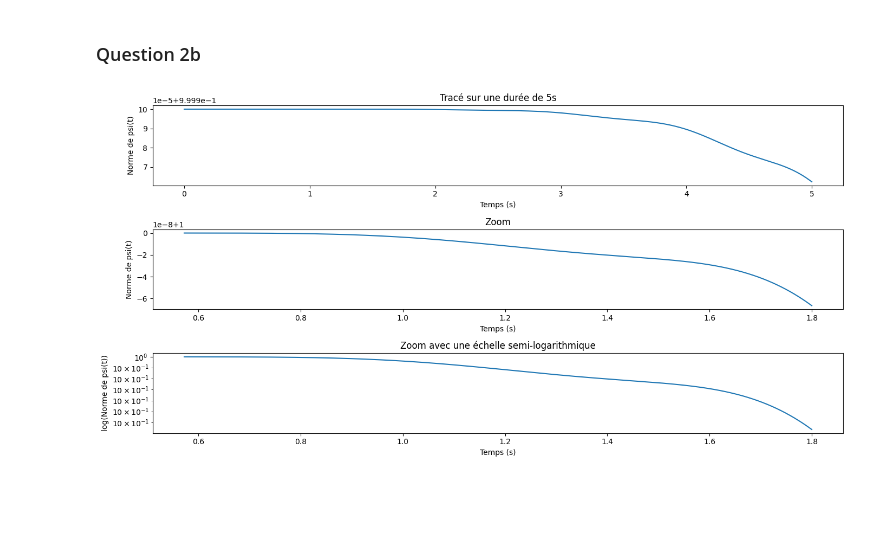
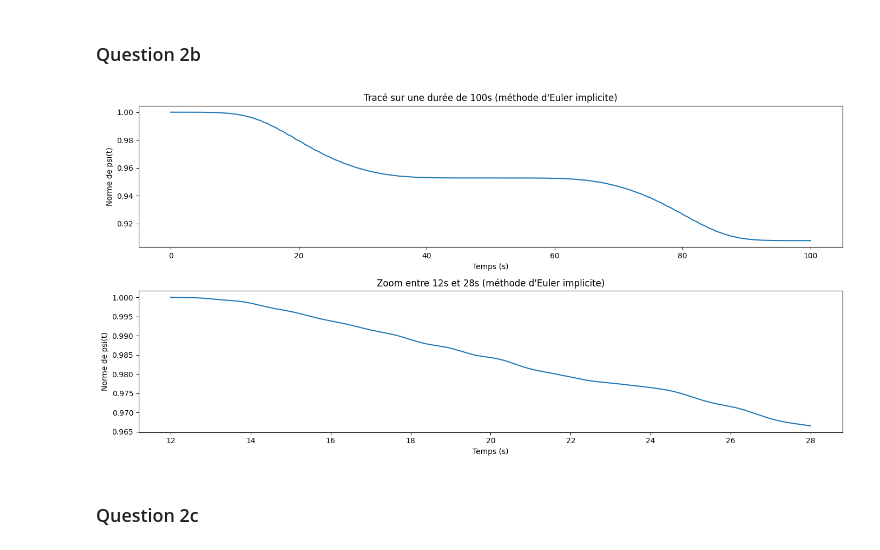
Before and after one commit to bavrillon/Projet-Maths-2---Equations-Diff-rentielles, a Jupyter notebook: Réponses - Groupe 28.ipynb, the cells around one changed output. Cells and saved outputs as stored; diff of their text form; code cells hidden in the pictures; blank space fills up the shorter version.

```diff
--- a/Réponses - Groupe 28.ipynb
+++ b/Réponses - Groupe 28.ipynb
@@ -128,68 +127,45 @@ seuil = 10e-12
 # On doit prendre un seuil pour calculer ce point fixe dans l'algoritme, tel que la valeur retenue psi[k] est telle que norme(psi[k] - g(k,psi[k]) <= seuil
 
 def euler_implicit(psi_0,t_0,t_f,E,delta,dt):
     tps = np.arange(t_0,t_f,dt)
     n = len(tps)
     psi = np.zeros((n,3))
     psi[0] = psi_0
     def g(k,x):
         return(psi[k-1]+dt*f(x,tps[k]))
     for k in range(1,n):
         point_fixe = psi[k-1]
         while abs(np.linalg.norm(point_fixe-g(k,point_fixe),ord=2)) > seuil :
             point_fixe = g(k,point_fixe)
         psi[k] = point_fixe
     return(tps,psi)
 
-def euler_implicit(psi_0,t_0,t_f,E,delta,dt):
-    tps = np.arange(t_0,t_f,dt)
-    n = len(tps)
-    psi = np.zeros((n,3))
-    psi[0] = psi_0
-    def g(k,x):
-        return(psi[k-1]+dt*f(x,tps[k]))
-    for k in range(1,n):
-        point_fixe = psi[k-1]
-        while abs(np.linalg.norm(point_fixe-g(k,point_fixe),ord=2)) > seuil :
-            point_fixe = g(k,point_fixe)
-        psi[k] = point_fixe
-    return(tps,psi)
 
+Résolution_imp_a = euler_implicit(psi_0,0.000001,100,E,delta,dt)
+Temps_imp_a = Résolution_imp_a[0]
+Norme_psi_imp_a = np.linalg.norm(Résolution_imp_a[1],ord=2,axis=1)
 
-Résolution_a = euler_implicit(psi_0,0.000001,5,E,delta,dt)
-Temps = Résolution_a[0]
-Norme_psi = np.linalg.norm(Résolution_a[1],ord=2,axis=1)
-
-Résolution_b = euler_implicit(psi_0,0.572,1.8,E,delta,dt)
-Temps_b = Résolution_b[0]
-Norme_psi_b = np.linalg.norm(Résolution_b[1],ord=2,axis=1)
-
-Résolution_c = euler_implicit(psi_0,0.572,1.8,E,delta,dt)
-Temps_c = Résolution_b[0]
-Norme_psi_c = np.linalg.norm(Résolution_b[1],ord=2,axis=1)
+Résolution_imp_c = euler_implicit(psi_0,12,28,E,delta,dt)
+Temps_imp_c = Résolution_imp_c[0]
+Norme_psi_imp_c = np.linalg.norm(Résolution_imp_c[1],ord=2,axis=1)
 
 plt.figure()
 
-plt.subplot(3, 1, 1)
-plt.plot(Temps,Norme_psi)
+plt.subplot(2, 1, 1)
+plt.plot(Temps_imp_a,Norme_psi_imp_a)
 plt.xlabel("Temps (s)")
 plt.ylabel("Norme de psi(t)")
-plt.title("Tracé sur une durée de 5s")
+plt.title("Tracé sur une durée de 100s (méthode d'Euler implicite)")
 
-plt.subplot(3, 1, 2)
-plt.plot(Temps_b,Norme_psi_b)
+plt.subplot(2, 1, 2)
+plt.plot(Temps_imp_c,Norme_psi_imp_c)
 plt.xlabel("Temps (s)")
 plt.ylabel("Norme de psi(t)")
-plt.title("Zoom")
-
-plt.subplot(3, 1, 3)
-plt.plot(Temps_c,Norme_psi_c)
-plt.semilogy()
-plt.xlabel("Temps (s)")
-plt.ylabel("log(Norme de psi(t))")
-plt.title("Zoom avec une échelle semi-logarithmique")
+plt.title("Zoom entre 12s et 28s (méthode d'Euler implicite)")
 
 plt.tight_layout()
 plt.show()
 # %% [output]
-[figure, old version]
+[figure, new version]
+# %% [markdown]
+### Question 2c ###
```
Also changed, not shown: parts of 2 cells of this notebook.
